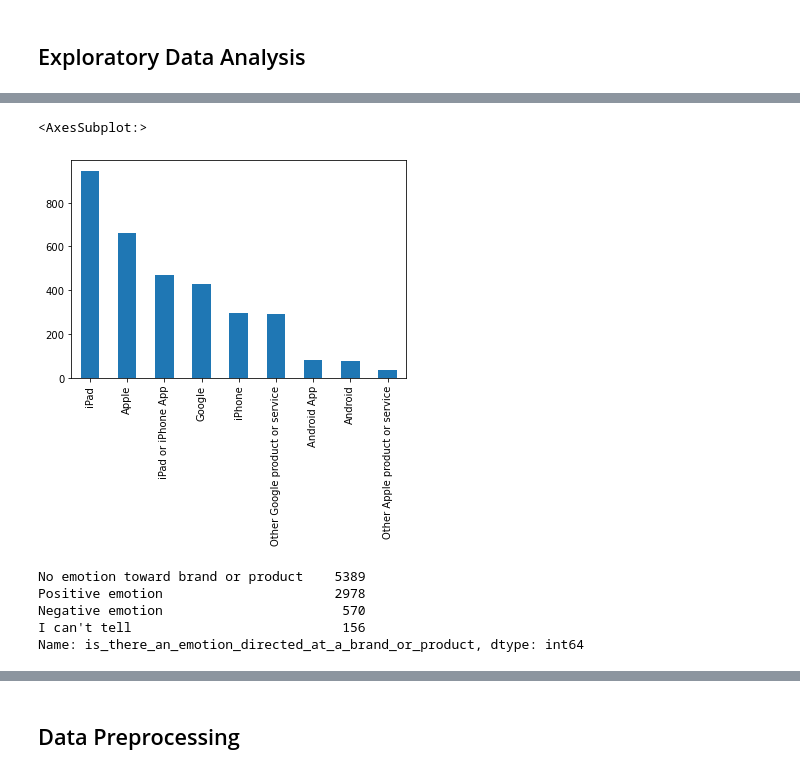
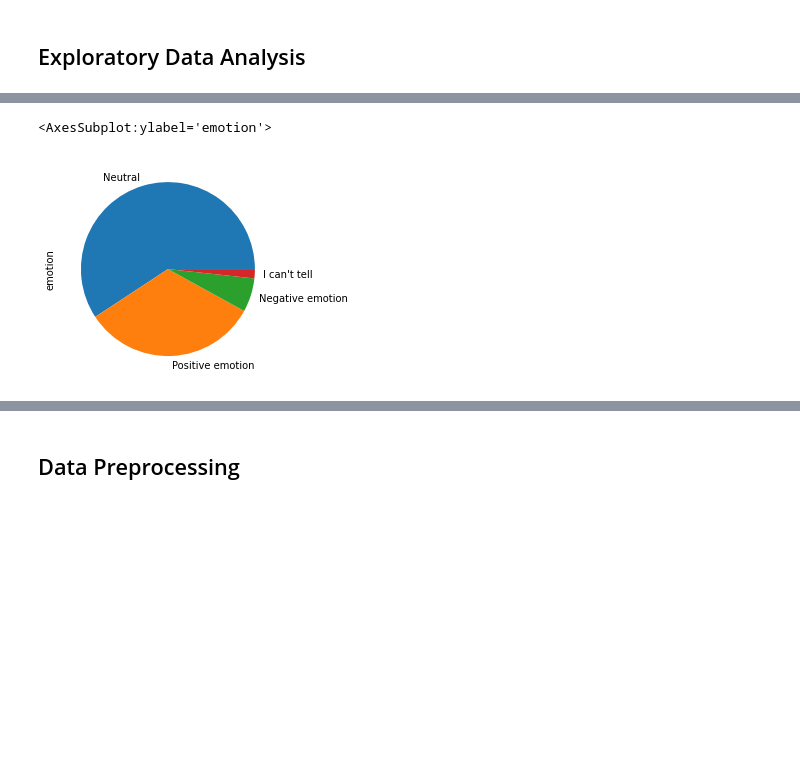
Before and after one commit to jgatharia/Phase_4_Project_, a Jupyter notebook: ruth.ipynb, the cells around one changed output, grey strips where cells are left out. Drawn from its saved outputs; the diff is of its cells as text; code cells hidden in the pictures; blank space fills up the shorter version.

```diff
--- a/ruth.ipynb
+++ b/ruth.ipynb
@@ -48,0 +101,5 @@ data.head()
+# %%
+# we can not imout text
+data = data.dropna()
+#checking if the missing values have been dropped
+data.isna().sum()
@@ -48,0 +117,3 @@ data.head()
+# %%
+#remove duplicates
+data = data.drop_duplicates(subset='tweet_text', keep='first')
@@ -48,0 +125,5 @@ data.head()
+# %%
+# Renaming column and 'No emotion toward a brand or product' category
+# Renaming'is_there_an_emotion_directed_at_a_brand_or_product'column to emotion to make it easy to work with
+
+data.rename(columns={'is_there_an_emotion_directed_at_a_brand_or_product': 'emotion'}, inplace=True)
@@ -48,0 +140,3 @@ data.head()
+# %%
+# Renaming 'No emotion toward a brand or product' as neutral for easy analysis
+data['emotion'] = data['emotion'].replace({'No emotion toward brand or product': 'Neutral'})
@@ -64,13 +154,5 @@ Name: emotion_in_tweet_is_directed_at, dtype: int64
 # %%
-data["emotion_in_tweet_is_directed_at"].value_counts().plot(kind="bar")
+data["emotion"].value_counts().plot(kind="pie")
 # %% [output]
-<AxesSubplot:>
+<AxesSubplot:ylabel='emotion'>
-[figure, old version]
+[figure, new version]
-# %%
-data["is_there_an_emotion_directed_at_a_brand_or_product"].value_counts()
-# %% [output]
-No emotion toward brand or product    5389
-Positive emotion                      2978
-Negative emotion                       570
-I can't tell                           156
-Name: is_there_an_emotion_directed_at_a_brand_or_product, dtype: int64
```
Also changed, not shown: parts of 27 cells of this notebook.
